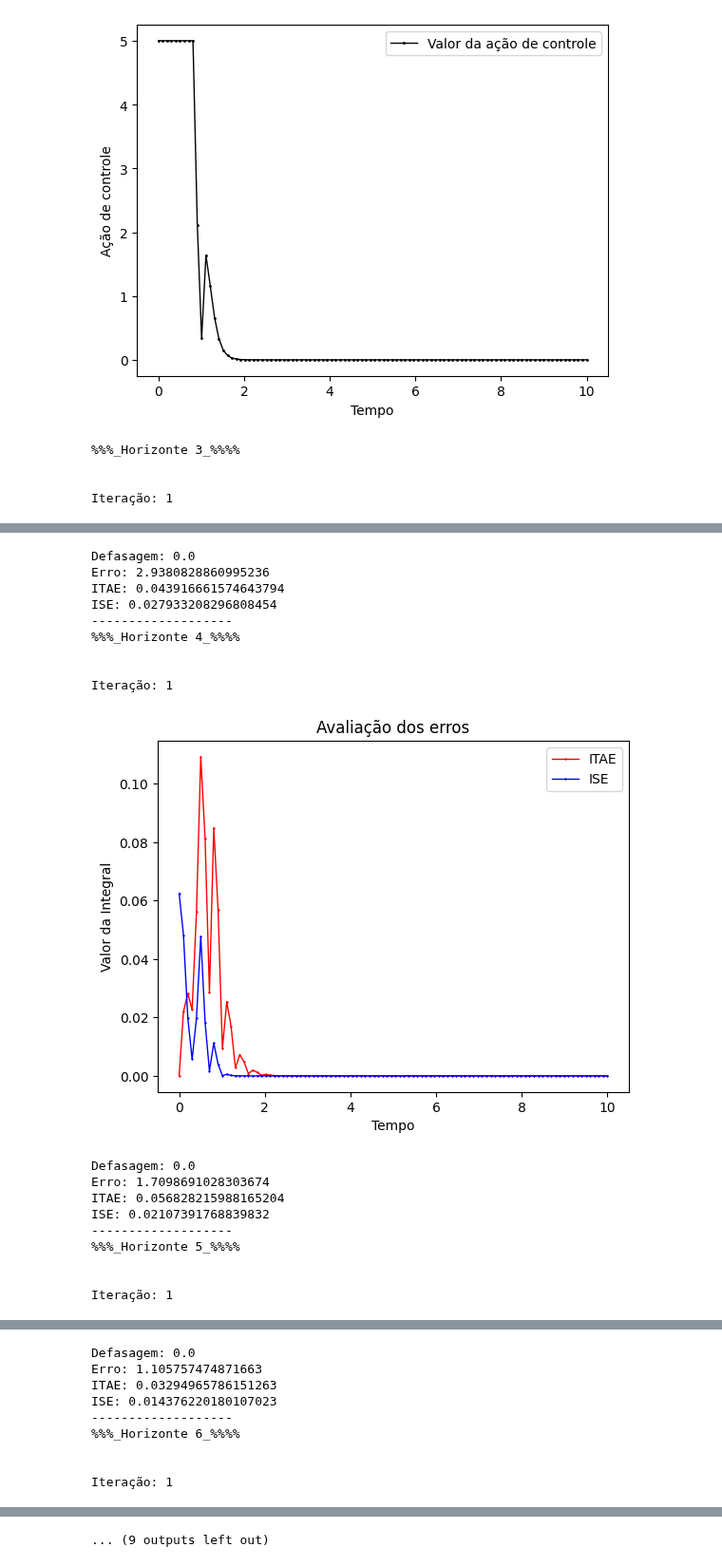
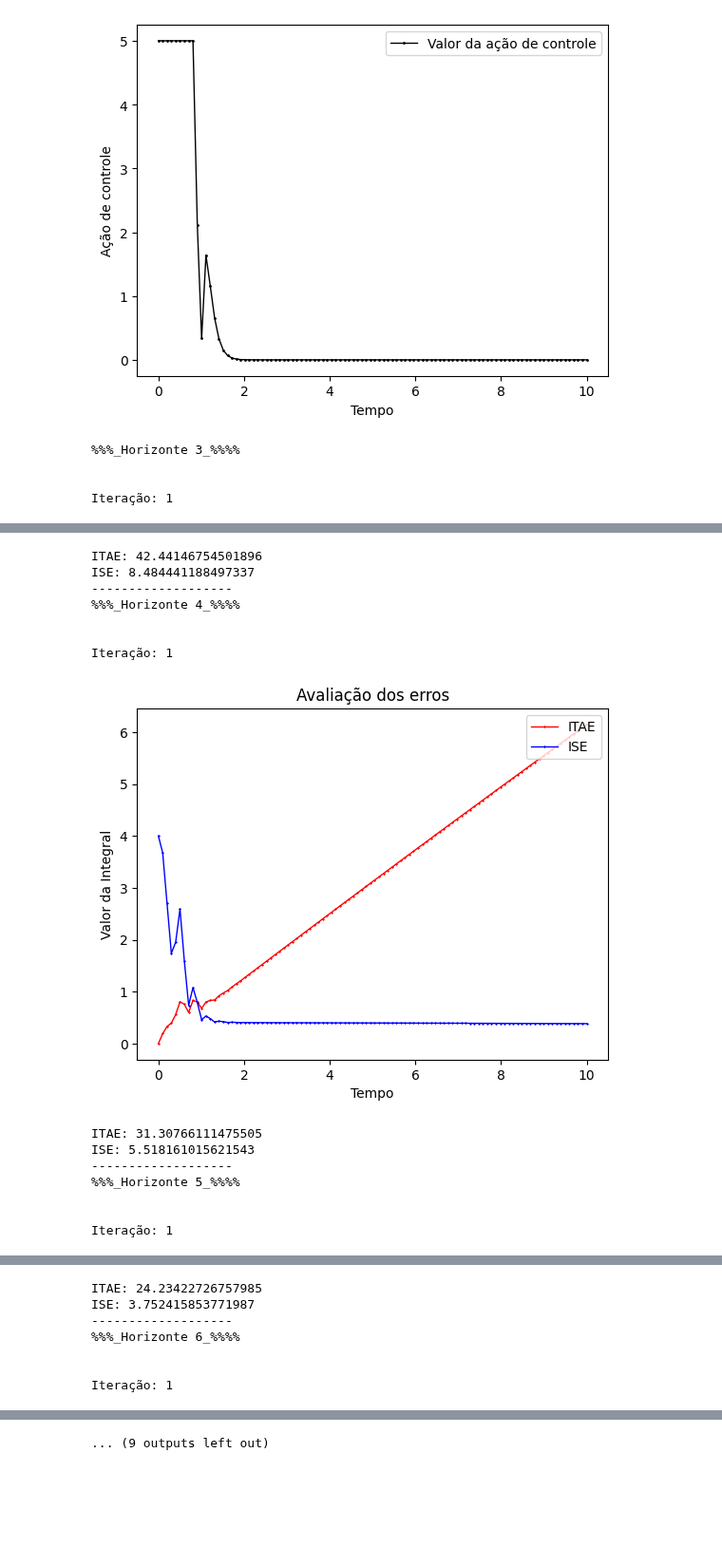
Before and after one commit to GabrielSiqueira1/MPC-Controle-Quantico, a Jupyter notebook: Tests-CG/zero-to-one-control-metrics.ipynb, the cells around one changed output, grey strips where cells are left out. Shown at 95% size. Saved outputs shown, nothing was run; the diff lists cells and outputs as text; code cells hidden in the pictures; blank space fills up the shorter version.

```diff
--- a/Tests-CG/zero-to-one-control-metrics.ipynb
+++ b/Tests-CG/zero-to-one-control-metrics.ipynb
@@ -448,8 +448,15 @@ while i <= MAX_HORIZONTE:
     else:
         defasagem.append(cmath.polar(min(desejo[0]/
                                          valores_onda[0]))[1])
+    # Gera uma matriz erro 2x2
+    erro = (np.subtract(valores_onda,desejo)) # É necessário dividir pelo tamanho do horizonte?
 
-    erro.append(np.linalg.norm(valores_onda-desejo)/i)
+    norm_erro = []
+    pos = 0
+    # Norma
+    while pos < QUANTIDADE_PONTOS_AMOSTRAGEM:
+        norm_erro.append(abs(erro[0][pos])+abs(erro[1][pos]))
+        pos+=1
 
     tempo = 0
     pos = 0
@@ -458,9 +465,9 @@ while i <= MAX_HORIZONTE:
 
     while tempo < TEMPO_ANALISE:
 
-        itae.append(tempo*(np.linalg.norm(valores_onda[0][pos]-desejo[0][pos])/i))
+        itae.append(tempo*(norm_erro[pos]))
 
-        ise.append((np.linalg.norm(valores_onda[0][pos]-desejo[0][pos])/i)**2)
+        ise.append((norm_erro[pos])**2)
 
         pos += 1
         tempo = round(tempo+PASSO, EXPOENTE)
@@ -474,8 +481,6 @@ while i <= MAX_HORIZONTE:
     plt.legend(loc='upper right')
     plt.show()
 
-    print(f"Defasagem: {defasagem[-1]}")
-    print(f"Erro: {erro[-1]}")
     print(f"ITAE: {trapezoid(itae, ts)}")
     print(f"ISE: {trapezoid(ise, ts)}")
     print("-------------------")
@@ -495,17 +500,13 @@ Iteração: 1
-Defasagem: 0.0
-Erro: 2.9380828860995236
-ITAE: 0.043916661574643794
-ISE: 0.027933208296808454
+ITAE: 42.44146754501896
+ISE: 8.484441188497337
 -------------------
 %%%_Horizonte 4_%%%%
 
 
 Iteração: 1
-[figure, old version]
+[figure, new version]
-Defasagem: 0.0
-Erro: 1.7098691028303674
-ITAE: 0.056828215988165204
-ISE: 0.02107391768839832
+ITAE: 31.30766111475505
+ISE: 5.518161015621543
 -------------------
 %%%_Horizonte 5_%%%%
 
@@ -515,7 +516,5 @@ Iteração: 1
-Defasagem: 0.0
-Erro: 1.105757474871663
-ITAE: 0.03294965786151263
-ISE: 0.014376220180107023
+ITAE: 24.23422726757985
+ISE: 3.752415853771987
 -------------------
 %%%_Horizonte 6_%%%%
 
```
Also changed, not shown: parts of 2 cells of this notebook, 1 other file.
